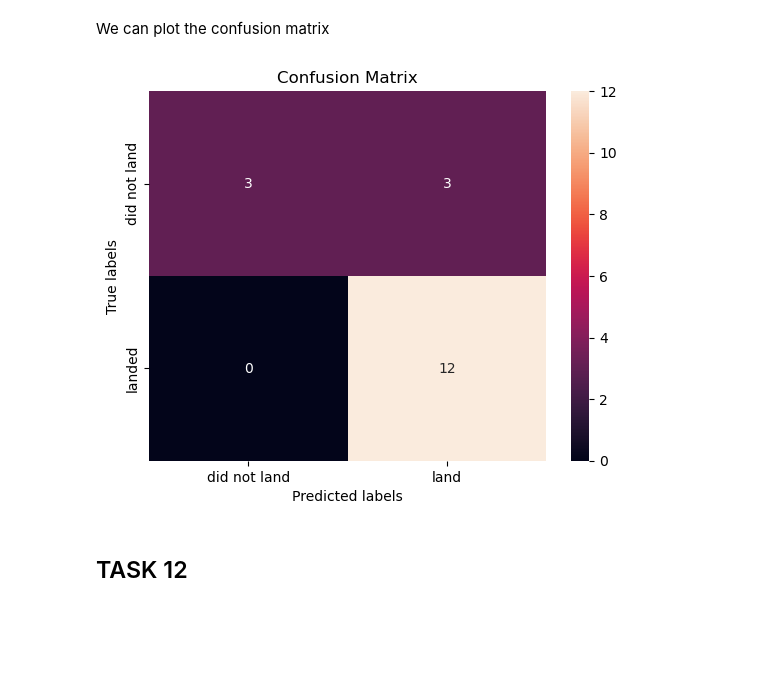
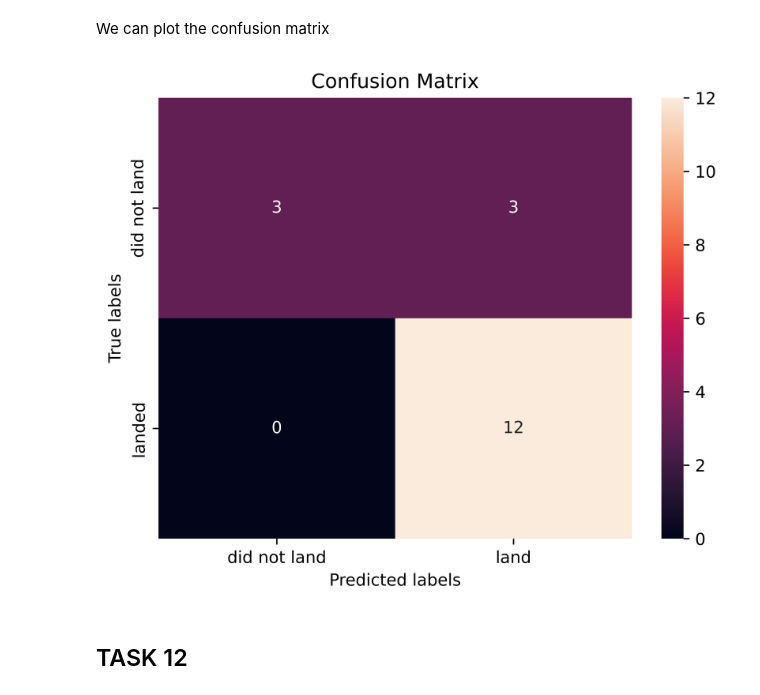
Before and after one commit to Bryan-V-Dev/Data-Scienc-Capstone-spaceX, a Jupyter notebook: 7-Predictive_Analysis(Classification)/Predictive Analysis (Classification).ipynb, the cells around one changed output. Cells and saved outputs as stored; diff of their text form; code cells hidden in the pictures; blank space fills up the shorter version.

```diff
--- a/7-Predictive_Analysis(Classification)/Predictive Analysis (Classification).ipynb
+++ b/7-Predictive_Analysis(Classification)/Predictive Analysis (Classification).ipynb
@@ -74,7 +77,7 @@ from sklearn.metrics import accuracy_score
 # %% [markdown]
 This function is to plot the confusion matrix.
 # %%
-def plot_confusion_matrix(y,y_predict):
+def plot_confusion_matrix(y,y_predict, title="Confusion Matrix"):
     "this function plots the confusion matrix"
     from sklearn.metrics import confusion_matrix
 
@@ -83,7 +86,7 @@ def plot_confusion_matrix(y,y_predict):
     sns.heatmap(cm, annot=True, ax = ax); #annot=True to annotate cells
     ax.set_xlabel('Predicted labels')
     ax.set_ylabel('True labels')
-    ax.set_title('Confusion Matrix');
+    ax.set_title(title);
     ax.xaxis.set_ticklabels(['did not land', 'land']); ax.yaxis.set_ticklabels(['did not land', 'landed'])
     plt.show()
 # %% [markdown]
@@ -244,5 +247,7 @@ Lets look at the confusion matrix:
 # %%
 yhat = lr_best_model.predict(X_test)
 
-plot_confusion_matrix(Y_test,yhat)
+plt.rcParams["figure.dpi"] = 1000
+
+plot_confusion_matrix(Y_test,yhat, title="Confusion Matrix (Logistic Regression)")
 # %% [output]
@@ -350,6 +357,7 @@ tree_cv.score(X_test,Y_test)
 We can plot the confusion matrix
 # %%
 yhat = tree_cv.predict(X_test)
+plt.rcParams["figure.dpi"] = 1000
 
-plot_confusion_matrix(Y_test,yhat)
+plot_confusion_matrix(Y_test,yhat, title="Confusion Matrix (Decision Tree)")
 # %% [output]
@@ -391,9 +399,11 @@ knn_cv.score(X_test, Y_test)
 We can plot the confusion matrix
 # %%
 yhat = knn_cv.predict(X_test)
+
+plt.rcParams["figure.dpi"] = 1000
 plot_confusion_matrix(Y_test,yhat)
 # %% [output]
-[figure, old version]
+[figure, new version]
 # %% [markdown]
 ## TASK  12
 # %% [markdown]
```
Also changed, not shown: parts of 7 cells of this notebook, 5 other files.
